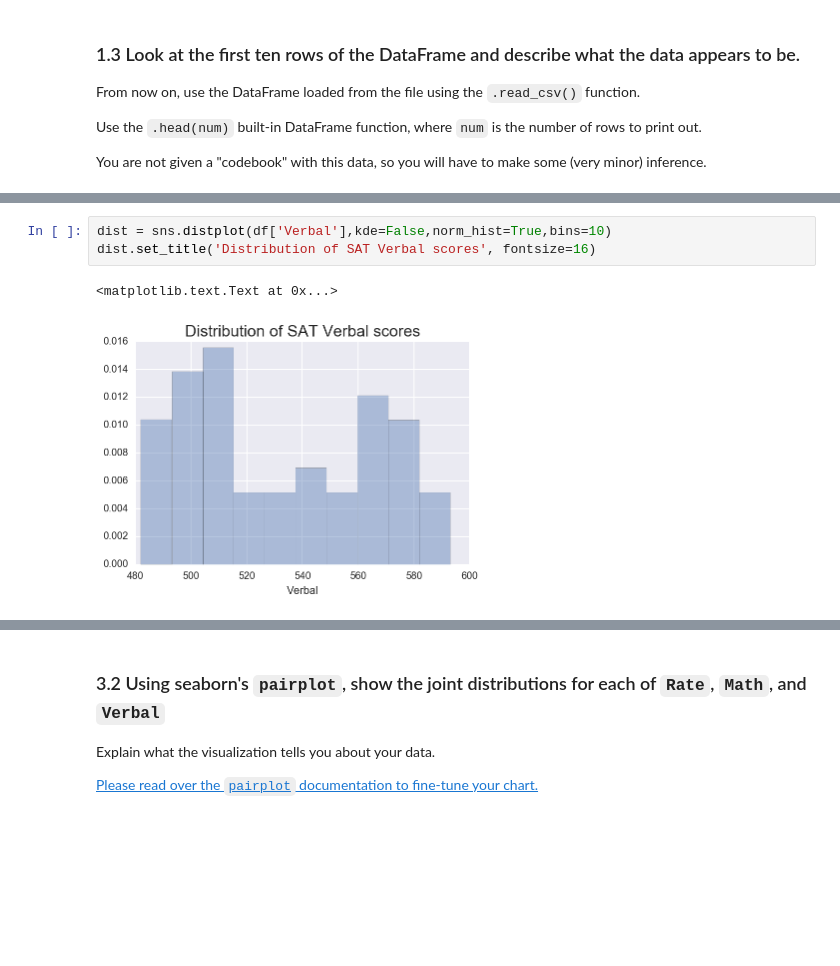
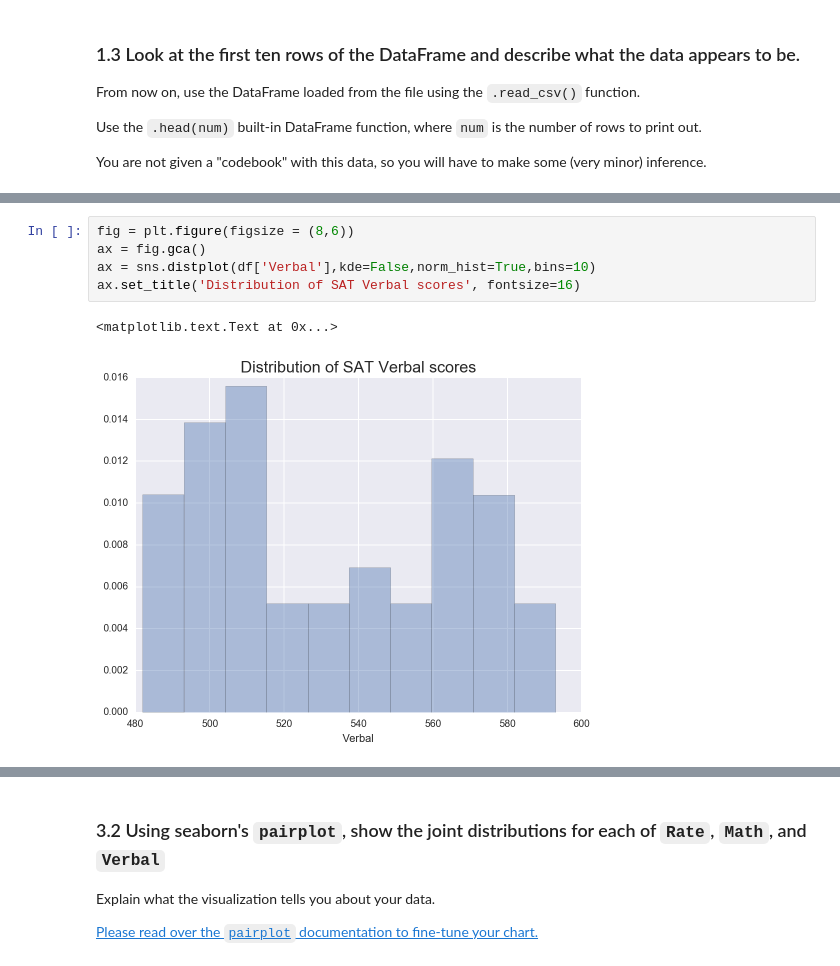
Before and after one commit to rddunlap23/DSI-SF-2-rddunlap23, a Jupyter notebook: projects/project-02-starter.ipynb, the cells around one changed output, grey strips where cells are left out. Drawn from its saved outputs; the diff is of its cells as text; blank space fills up the shorter version.

```diff
--- a/projects/project-02-starter.ipynb
+++ b/projects/project-02-starter.ipynb
@@ -154,7 +174,9 @@ dist.set_title('Distribution of SAT Math scores', fontsize=16)
 # %%
-dist = sns.distplot(df['Verbal'],kde=False,norm_hist=True,bins=10)
-dist.set_title('Distribution of SAT Verbal scores', fontsize=16)
+fig = plt.figure(figsize = (8,6))
+ax = fig.gca()
+ax = sns.distplot(df['Verbal'],kde=False,norm_hist=True,bins=10)
+ax.set_title('Distribution of SAT Verbal scores', fontsize=16)
 # %% [output]
 <matplotlib.text.Text at 0x...>
-[figure, old version]
+[figure, new version]
 # %%
```
Also changed, not shown: parts of 30 cells of this notebook, 19 other files.
